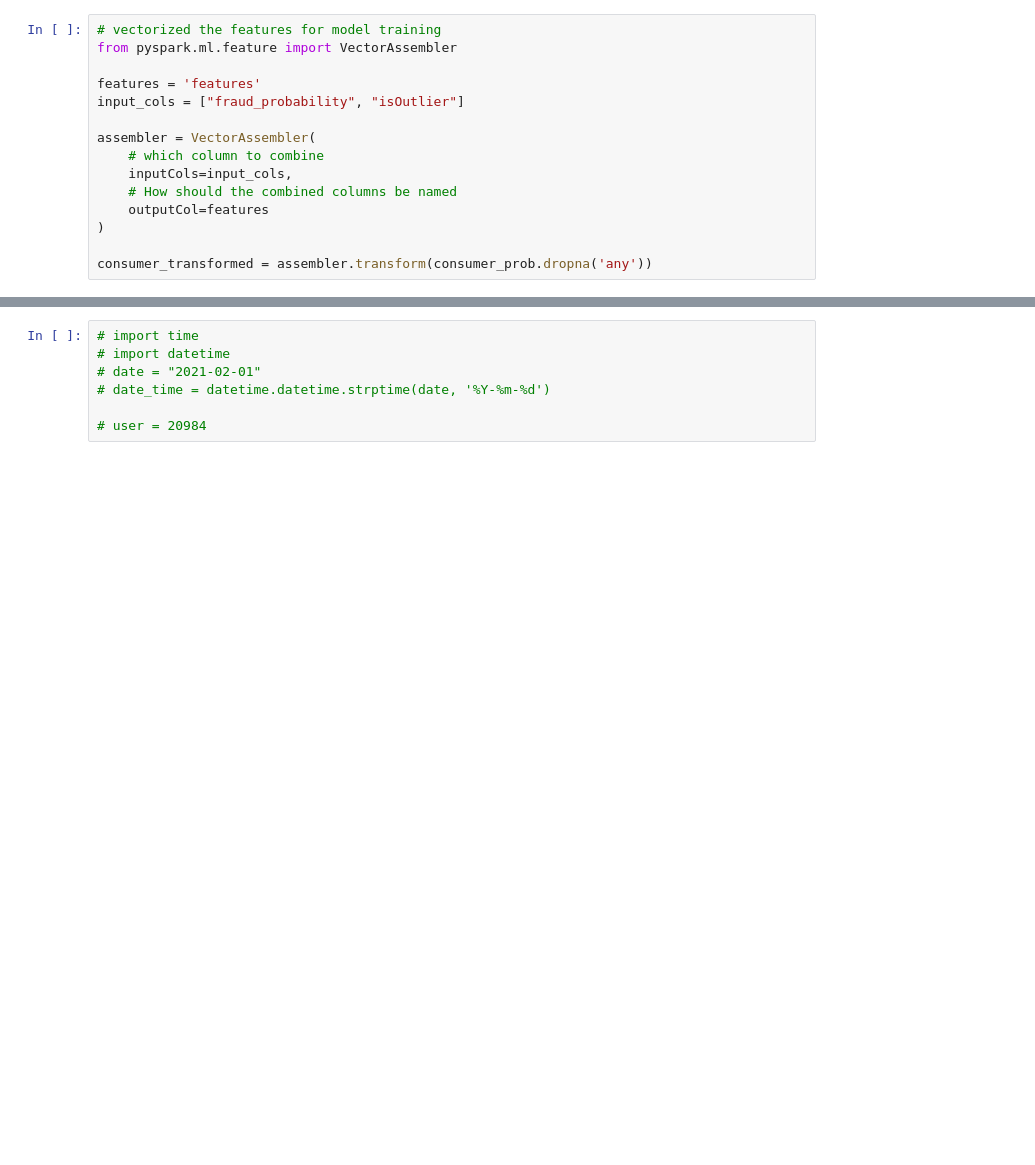
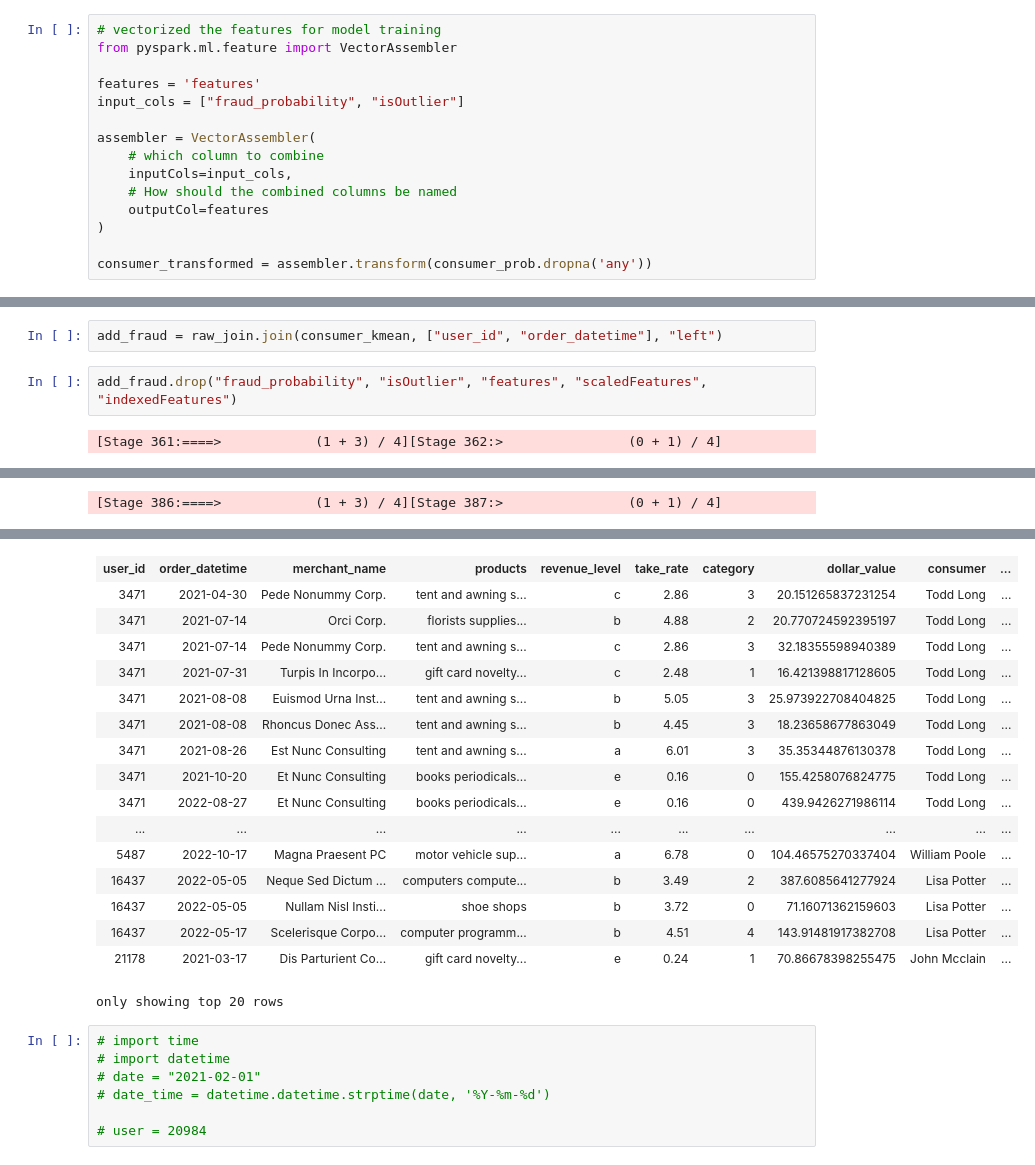
Before and after one commit to MAST30034-Applied-Data-Science/generic-buy-now-pay-later-project-group-27, a Jupyter notebook: notebooks/fraud.ipynb, the cells around one changed output, grey strips where cells are left out. Cells and saved outputs as stored; diff of their text form; blank space fills up the shorter version.

```diff
--- a/notebooks/fraud.ipynb
+++ b/notebooks/fraud.ipynb
@@ -244,0 +235,6 @@ consumer_check
+# %%
+add_fraud = raw_join.join(consumer_kmean, ["user_id", "order_datetime"], "left")
+# %%
+add_fraud.drop("fraud_probability", "isOutlier", "features", "scaledFeatures", "indexedFeatures")
+# %% [output]
+[Stage 361:====>            (1 + 3) / 4][Stage 362:>                (0 + 1) / 4]
@@ -244,0 +243 @@ consumer_check
+[Stage 386:====>            (1 + 3) / 4][Stage 387:>                (0 + 1) / 4]
@@ -245,3 +246,20 @@ consumer_check
+| user_id | order_datetime | merchant_name | products | revenue_level | take_rate | category | dollar_value | consumer | ... |
+| 3471 | 2021-04-30 | Pede Nonummy Corp. | tent and awning s... | c | 2.86 | 3 | 20.151265837231254 | Todd Long | ... |
+| 3471 | 2021-07-14 | Orci Corp. | florists supplies... | b | 4.88 | 2 | 20.770724592395197 | Todd Long | ... |
+| 3471 | 2021-07-14 | Pede Nonummy Corp. | tent and awning s... | c | 2.86 | 3 | 32.18355598940389 | Todd Long | ... |
+| 3471 | 2021-07-31 | Turpis In Incorpo... | gift card novelty... | c | 2.48 | 1 | 16.421398817128605 | Todd Long | ... |
+| 3471 | 2021-08-08 | Euismod Urna Inst... | tent and awning s... | b | 5.05 | 3 | 25.973922708404825 | Todd Long | ... |
+| 3471 | 2021-08-08 | Rhoncus Donec Ass... | tent and awning s... | b | 4.45 | 3 | 18.23658677863049 | Todd Long | ... |
+| 3471 | 2021-08-26 | Est Nunc Consulting | tent and awning s... | a | 6.01 | 3 | 35.35344876130378 | Todd Long | ... |
+| 3471 | 2021-10-20 | Et Nunc Consulting | books periodicals... | e | 0.16 | 0 | 155.4258076824775 | Todd Long | ... |
+| 3471 | 2022-08-27 | Et Nunc Consulting | books periodicals... | e | 0.16 | 0 | 439.9426271986114 | Todd Long | ... |
+| ... | ... | ... | ... | ... | ... | ... | ... | ... | ... |
+| 5487 | 2022-10-17 | Magna Praesent PC | motor vehicle sup... | a | 6.78 | 0 | 104.46575270337404 | William Poole | ... |
+| 16437 | 2022-05-05 | Neque Sed Dictum ... | computers compute... | b | 3.49 | 2 | 387.6085641277924 | Lisa Potter | ... |
+| 16437 | 2022-05-05 | Nullam Nisl Insti... | shoe shops | b | 3.72 | 0 | 71.16071362159603 | Lisa Potter | ... |
+| 16437 | 2022-05-17 | Scelerisque Corpo... | computer programm... | b | 4.51 | 4 | 143.91481917382708 | Lisa Potter | ... |
+| 21178 | 2021-03-17 | Dis Parturient Co... | gift card novelty... | e | 0.24 | 1 | 70.86678398255475 | John Mcclain | ... |
+only showing top 20 rows
 # %%
 # import time
 # import datetime
```
Also changed, not shown: parts of 32 cells of this notebook, 1 other file.
